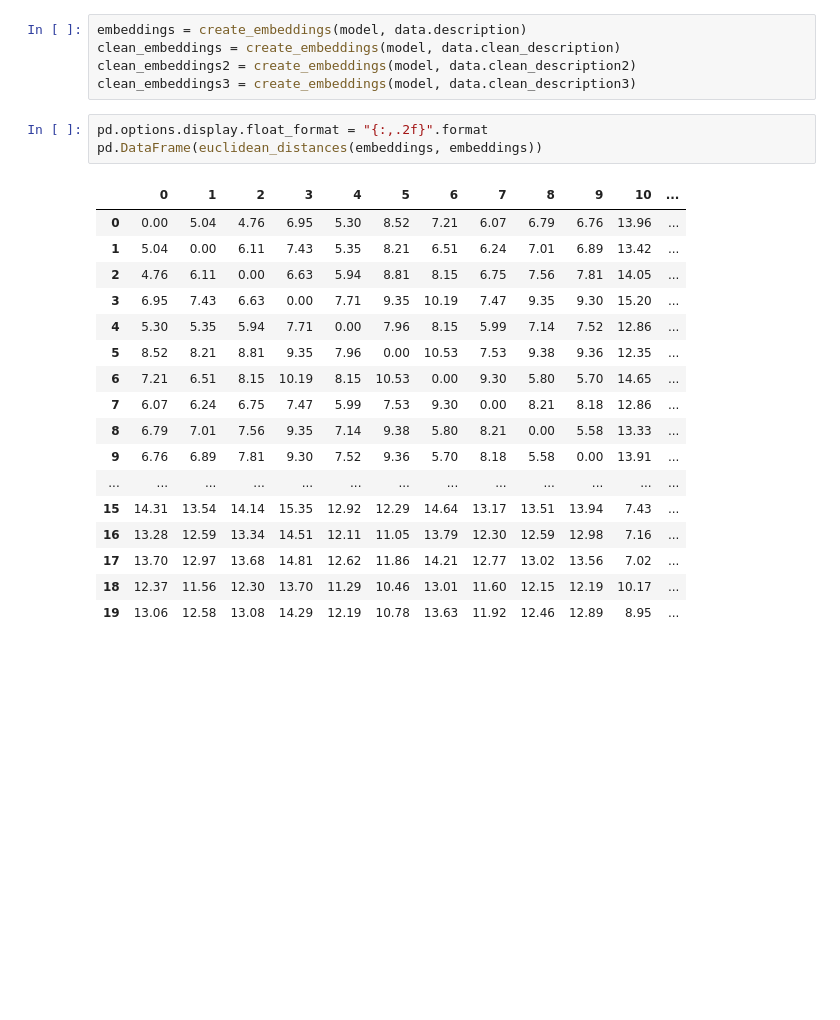
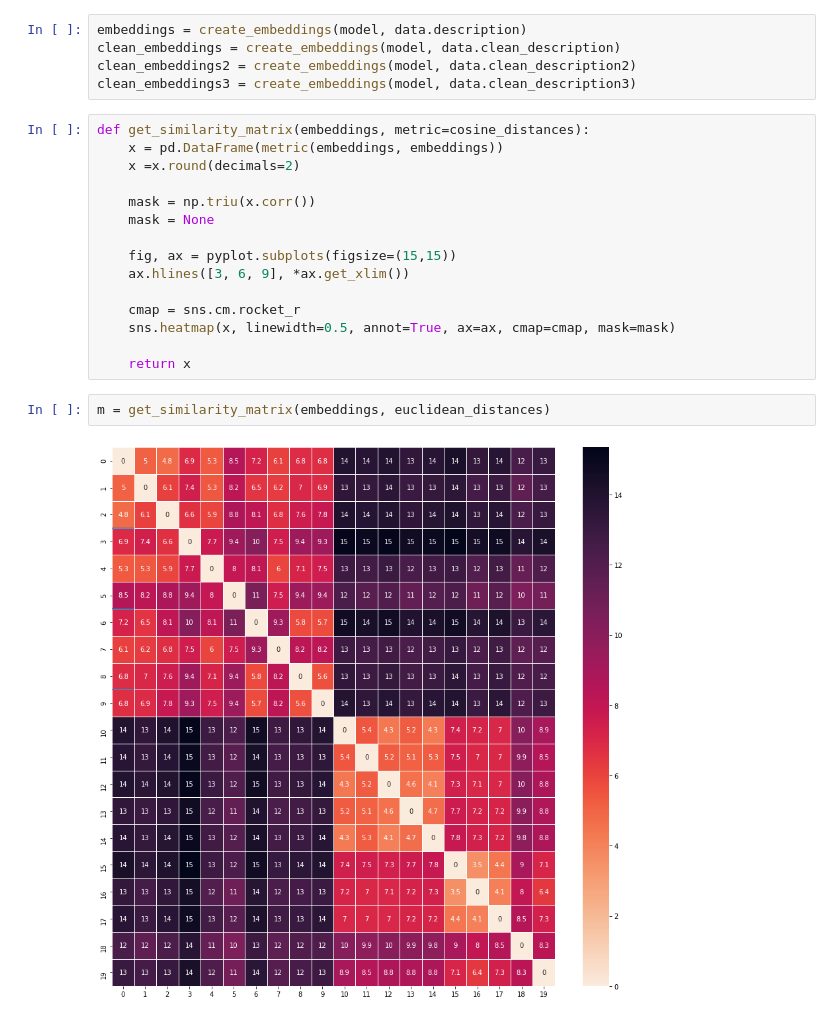
Before and after one commit to zahariesergiu/product_similarities, a Jupyter notebook: bert_embeddings_model.ipynb, the cells around one changed output. Saved outputs shown, nothing was run; the diff lists cells and outputs as text; blank space fills up the shorter version.

Commit message:
Add similarity matrix heatmap

```diff
--- a/bert_embeddings_model.ipynb
+++ b/bert_embeddings_model.ipynb
@@ -311,23 +313,21 @@ clean_embeddings = create_embeddings(model, data.clean_description)
 clean_embeddings2 = create_embeddings(model, data.clean_description2)
 clean_embeddings3 = create_embeddings(model, data.clean_description3)
 # %%
-pd.options.display.float_format = "{:,.2f}".format
-pd.DataFrame(euclidean_distances(embeddings, embeddings))
+def get_similarity_matrix(embeddings, metric=cosine_distances):
+    x = pd.DataFrame(metric(embeddings, embeddings))
+    x =x.round(decimals=2)
+
+    mask = np.triu(x.corr())
+    mask = None
+
+    fig, ax = pyplot.subplots(figsize=(15,15))
+    ax.hlines([3, 6, 9], *ax.get_xlim())
+
+    cmap = sns.cm.rocket_r
+    sns.heatmap(x, linewidth=0.5, annot=True, ax=ax, cmap=cmap, mask=mask)
+
+    return x
-# %% [output]
-|  | 0 | 1 | 2 | 3 | 4 | 5 | 6 | 7 | 8 | 9 | 10 | ... |
-| 0 | 0.00 | 5.04 | 4.76 | 6.95 | 5.30 | 8.52 | 7.21 | 6.07 | 6.79 | 6.76 | 13.96 | ... |
-| 1 | 5.04 | 0.00 | 6.11 | 7.43 | 5.35 | 8.21 | 6.51 | 6.24 | 7.01 | 6.89 | 13.42 | ... |
-| 2 | 4.76 | 6.11 | 0.00 | 6.63 | 5.94 | 8.81 | 8.15 | 6.75 | 7.56 | 7.81 | 14.05 | ... |
-| 3 | 6.95 | 7.43 | 6.63 | 0.00 | 7.71 | 9.35 | 10.19 | 7.47 | 9.35 | 9.30 | 15.20 | ... |
-| 4 | 5.30 | 5.35 | 5.94 | 7.71 | 0.00 | 7.96 | 8.15 | 5.99 | 7.14 | 7.52 | 12.86 | ... |
-| 5 | 8.52 | 8.21 | 8.81 | 9.35 | 7.96 | 0.00 | 10.53 | 7.53 | 9.38 | 9.36 | 12.35 | ... |
-| 6 | 7.21 | 6.51 | 8.15 | 10.19 | 8.15 | 10.53 | 0.00 | 9.30 | 5.80 | 5.70 | 14.65 | ... |
-| 7 | 6.07 | 6.24 | 6.75 | 7.47 | 5.99 | 7.53 | 9.30 | 0.00 | 8.21 | 8.18 | 12.86 | ... |
-| 8 | 6.79 | 7.01 | 7.56 | 9.35 | 7.14 | 9.38 | 5.80 | 8.21 | 0.00 | 5.58 | 13.33 | ... |
-| 9 | 6.76 | 6.89 | 7.81 | 9.30 | 7.52 | 9.36 | 5.70 | 8.18 | 5.58 | 0.00 | 13.91 | ... |
-| ... | ... | ... | ... | ... | ... | ... | ... | ... | ... | ... | ... | ... |
-| 15 | 14.31 | 13.54 | 14.14 | 15.35 | 12.92 | 12.29 | 14.64 | 13.17 | 13.51 | 13.94 | 7.43 | ... |
-| 16 | 13.28 | 12.59 | 13.34 | 14.51 | 12.11 | 11.05 | 13.79 | 12.30 | 12.59 | 12.98 | 7.16 | ... |
-| 17 | 13.70 | 12.97 | 13.68 | 14.81 | 12.62 | 11.86 | 14.21 | 12.77 | 13.02 | 13.56 | 7.02 | ... |
-| 18 | 12.37 | 11.56 | 12.30 | 13.70 | 11.29 | 10.46 | 13.01 | 11.60 | 12.15 | 12.19 | 10.17 | ... |
-| 19 | 13.06 | 12.58 | 13.08 | 14.29 | 12.19 | 10.78 | 13.63 | 11.92 | 12.46 | 12.89 | 8.95 | ... |
+# %%
+m = get_similarity_matrix(embeddings, euclidean_distances)
+# %% [output]
+[figure, added]
```
Also changed, not shown: parts of 6 cells of this notebook.
